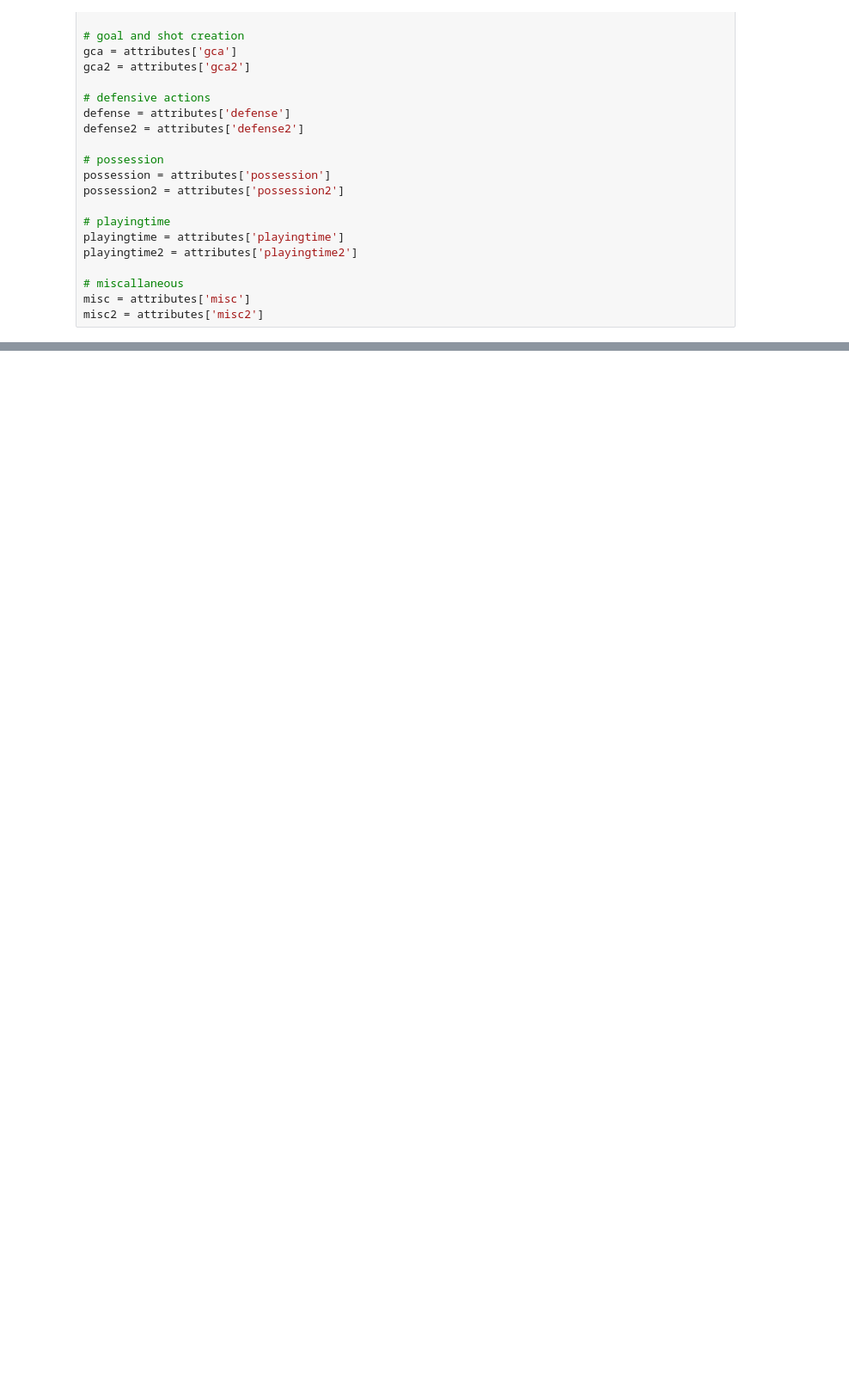
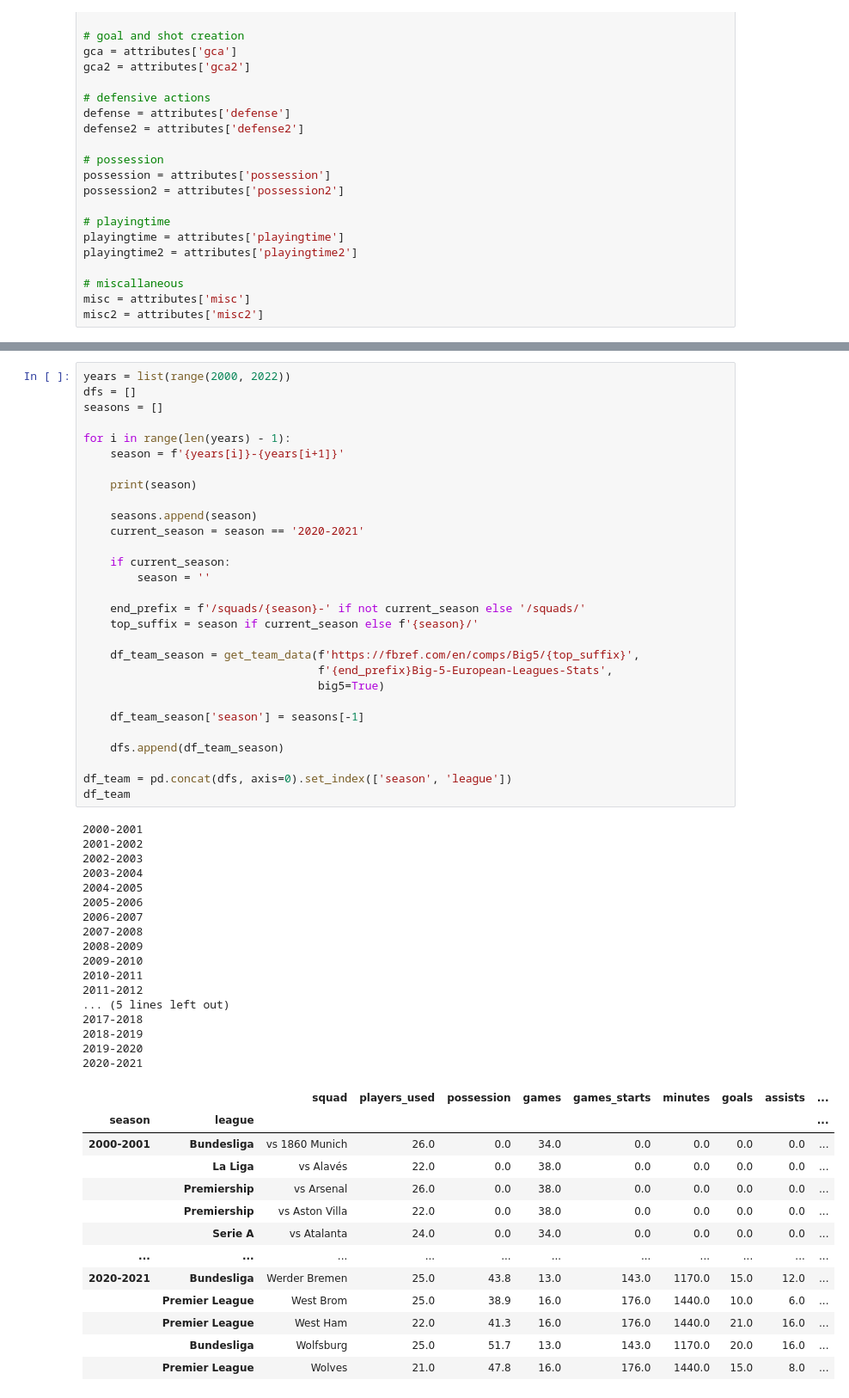
Before and after one commit to yasserhaddad/football-analytics, a Jupyter notebook: Scrape Data.ipynb, the cells around one changed output, grey strips where cells are left out. Shown at 86% size. Saved outputs shown, nothing was run; the diff lists cells and outputs as text; blank space fills up the shorter version.

```diff
--- a/Scrape Data.ipynb
+++ b/Scrape Data.ipynb
@@ -432,0 +416,60 @@ df_team_big5
+# %%
+years = list(range(2000, 2022))
+dfs = []
+seasons = []
+
+for i in range(len(years) - 1):
+    season = f'{years[i]}-{years[i+1]}'
+
+    print(season)
+
+    seasons.append(season)
+    current_season = season == '2020-2021'
+
+    if current_season:
+        season = ''
+
+    end_prefix = f'/squads/{season}-' if not current_season else '/squads/'
+    top_suffix = season if current_season else f'{season}/'
+
+    df_team_season = get_team_data(f'https://fbref.com/en/comps/Big5/{top_suffix}',
+                                   f'{end_prefix}Big-5-European-Leagues-Stats',
+                                   big5=True)
+
+    df_team_season['season'] = seasons[-1]
+
+    dfs.append(df_team_season)
+
+df_team = pd.concat(dfs, axis=0).set_index(['season', 'league'])
+df_team
+# %% [output]
+2000-2001
+2001-2002
+2002-2003
+2003-2004
+2004-2005
+2005-2006
+2006-2007
+2007-2008
+2008-2009
+2009-2010
+2010-2011
+2011-2012
+... (5 lines left out)
+2017-2018
+2018-2019
+2019-2020
+2020-2021
+|  |  | squad | players_used | possession | games | games_starts | minutes | goals | assists | ... |
+| season | league |  |  |  |  |  |  |  |  | ... |
+| 2000-2001 | Bundesliga | vs 1860 Munich | 26.0 | 0.0 | 34.0 | 0.0 | 0.0 | 0.0 | 0.0 | ... |
+|  | La Liga | vs Alavés | 22.0 | 0.0 | 38.0 | 0.0 | 0.0 | 0.0 | 0.0 | ... |
+|  | Premiership | vs Arsenal | 26.0 | 0.0 | 38.0 | 0.0 | 0.0 | 0.0 | 0.0 | ... |
+|  | Premiership | vs Aston Villa | 22.0 | 0.0 | 38.0 | 0.0 | 0.0 | 0.0 | 0.0 | ... |
+|  | Serie A | vs Atalanta | 24.0 | 0.0 | 34.0 | 0.0 | 0.0 | 0.0 | 0.0 | ... |
+| ... | ... | ... | ... | ... | ... | ... | ... | ... | ... | ... |
+| 2020-2021 | Bundesliga | Werder Bremen | 25.0 | 43.8 | 13.0 | 143.0 | 1170.0 | 15.0 | 12.0 | ... |
+|  | Premier League | West Brom | 25.0 | 38.9 | 16.0 | 176.0 | 1440.0 | 10.0 | 6.0 | ... |
+|  | Premier League | West Ham | 22.0 | 41.3 | 16.0 | 176.0 | 1440.0 | 21.0 | 16.0 | ... |
+|  | Bundesliga | Wolfsburg | 25.0 | 51.7 | 13.0 | 143.0 | 1170.0 | 20.0 | 16.0 | ... |
+|  | Premier League | Wolves | 21.0 | 47.8 | 16.0 | 176.0 | 1440.0 | 15.0 | 8.0 | ... |
```
Also changed, not shown: parts of 21 cells of this notebook, 1 other file.
